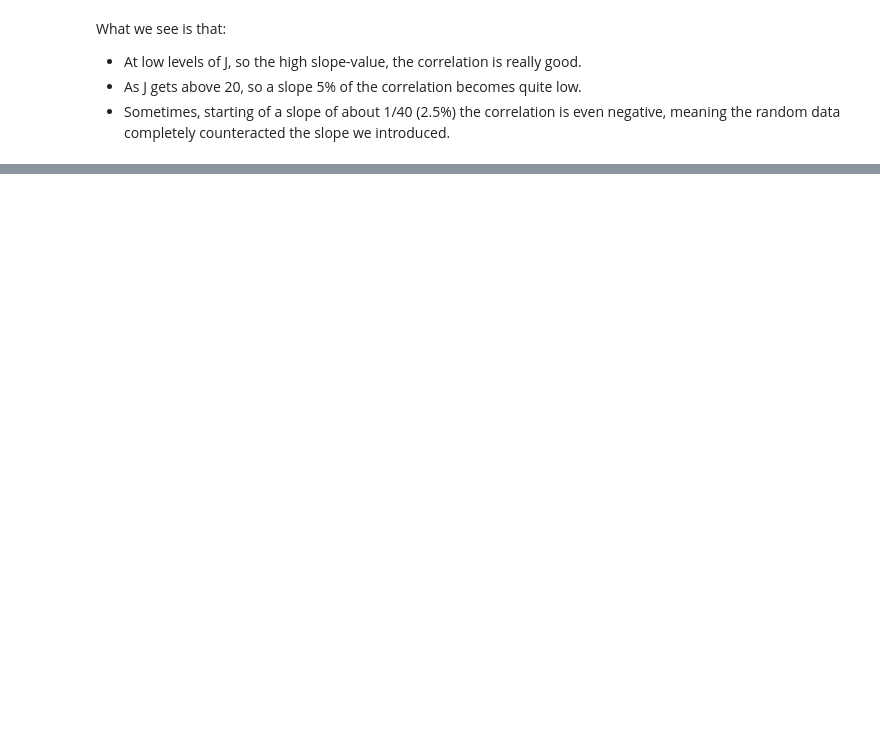
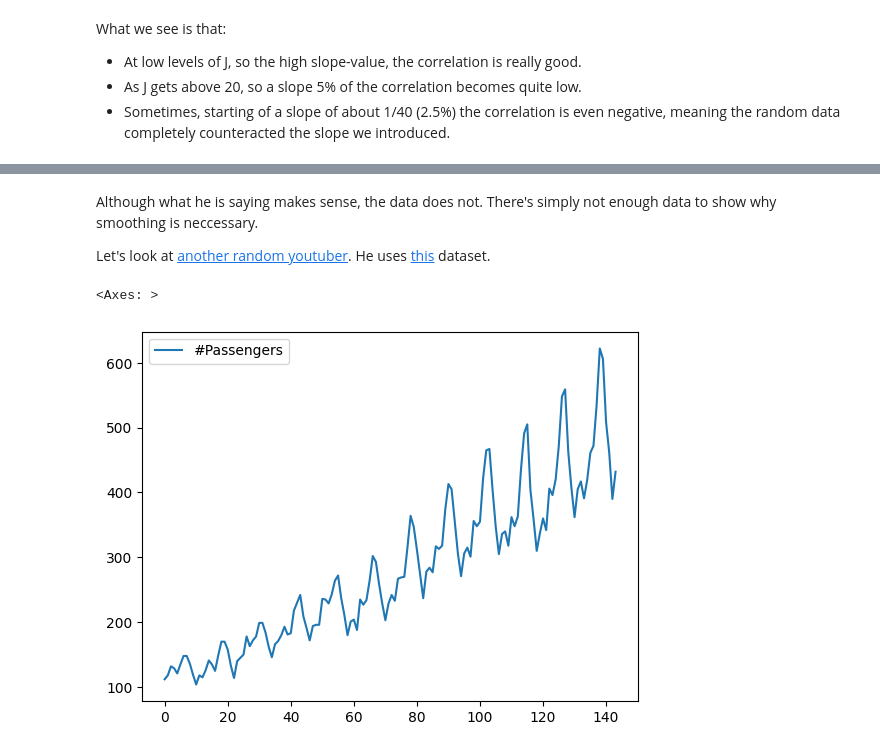
Before and after one commit to mjochen/CloudAI, a Jupyter notebook: Scripts/4.1 - stability.ipynb, the cells around one changed output, grey strips where cells are left out. Saved outputs shown, nothing was run; the diff lists cells and outputs as text; code cells hidden in the pictures; blank space fills up the shorter version.

```diff
--- a/Scripts/4.1 - stability.ipynb
+++ b/Scripts/4.1 - stability.ipynb
@@ -123,0 +144,10 @@ What we see is that:
+# %% [markdown]
+Although what he is saying makes sense, the data does not. There's simply not enough data to show why smoothing is neccessary.
+
+Let's look at [another random youtuber](https://www.youtube.com/watch?v=621MSxpYv60). He uses [this](https://www.kaggle.com/datasets/ashfakyeafi/air-passenger-data-for-time-series-analysis/) dataset.
+# %%
+df_air = pd.read_csv("files/AirPassengers.csv")
+df_air.plot()
+# %% [output]
+<Axes: >
+[figure, added]
```
Also changed, not shown: parts of 11 cells of this notebook, 10 other files.
